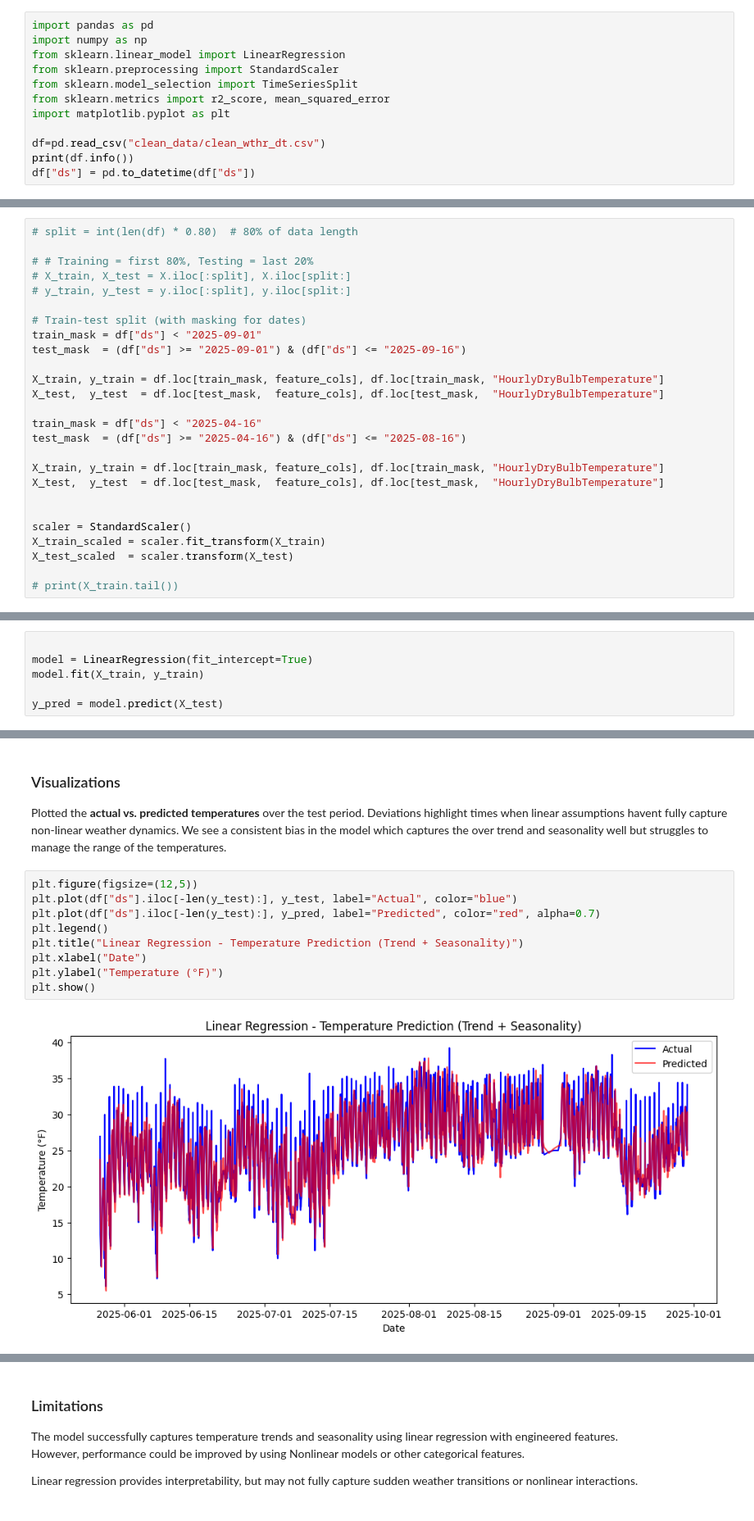
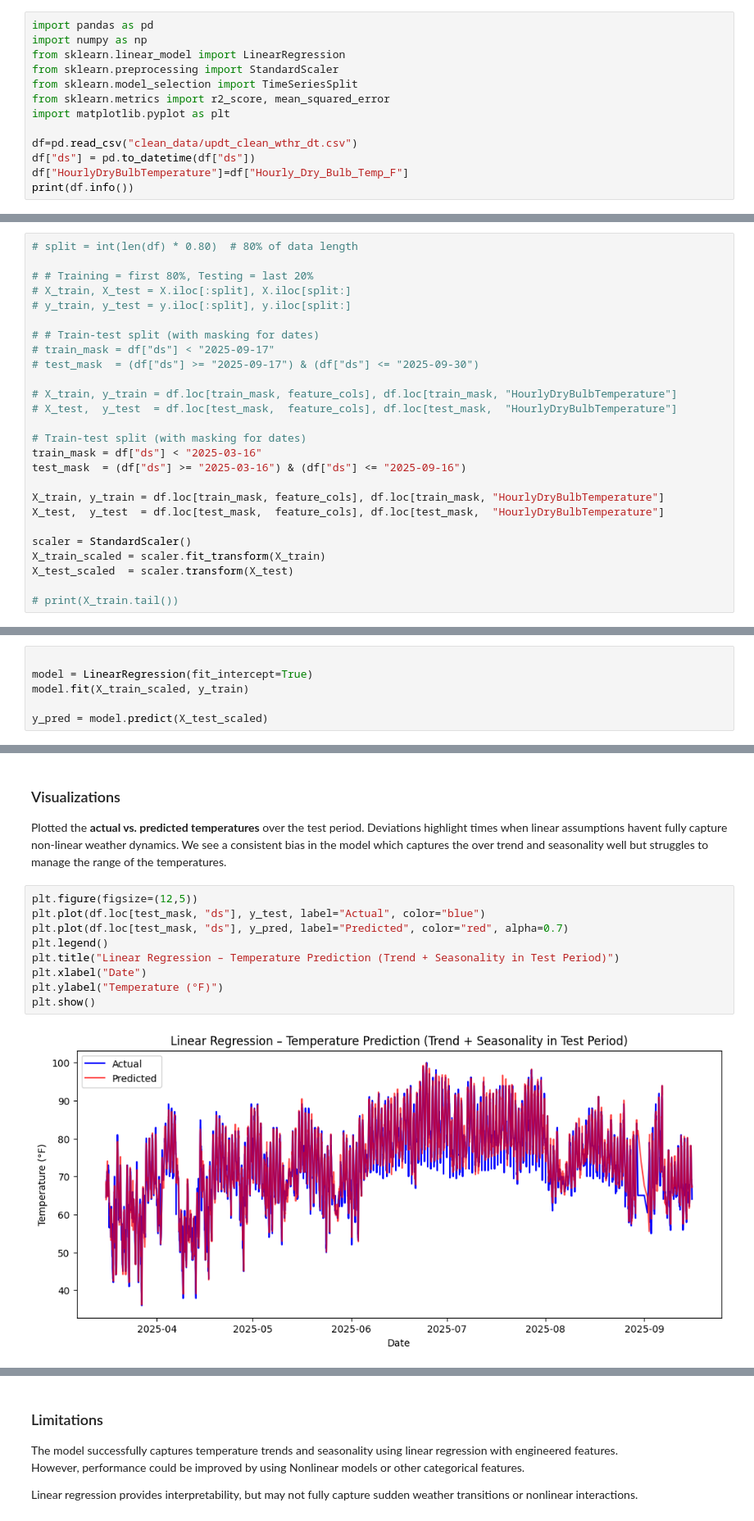
Before and after one commit to oarkse7486/ai-520-wthr-proj, a Jupyter notebook: Linear.ipynb, the cells around one changed output, grey strips where cells are left out. Shown: that part at 82% size. Drawn from its saved outputs; the diff is of its cells as text.

Commit message:
final changes to model

```diff
--- a/Linear.ipynb
+++ b/Linear.ipynb
@@ -26,9 +26,10 @@ from sklearn.model_selection import TimeSeriesSplit
 from sklearn.metrics import r2_score, mean_squared_error
 import matplotlib.pyplot as plt
 
-df=pd.read_csv("clean_data/clean_wthr_dt.csv")
+df=pd.read_csv("clean_data/updt_clean_wthr_dt.csv")
+df["ds"] = pd.to_datetime(df["ds"])
+df["HourlyDryBulbTemperature"]=df["Hourly_Dry_Bulb_Temp_F"]
 print(df.info())
-df["ds"] = pd.to_datetime(df["ds"])
 # %% [output]
 <class 'pandas.core.frame.DataFrame'>
 RangeIndex: 15173 entries, 0 to 15172
@@ -192,19 +193,19 @@ All features are then standardized using `StandardScaler` to improve model stabi
 # X_train, X_test = X.iloc[:split], X.iloc[split:]
 # y_train, y_test = y.iloc[:split], y.iloc[split:]
 
+# # Train-test split (with masking for dates)
+# train_mask = df["ds"] < "2025-09-17"
+# test_mask  = (df["ds"] >= "2025-09-17") & (df["ds"] <= "2025-09-30")
+
+# X_train, y_train = df.loc[train_mask, feature_cols], df.loc[train_mask, "HourlyDryBulbTemperature"]
+# X_test,  y_test  = df.loc[test_mask,  feature_cols], df.loc[test_mask,  "HourlyDryBulbTemperature"]
+
 # Train-test split (with masking for dates)
-train_mask = df["ds"] < "2025-09-01"
-test_mask  = (df["ds"] >= "2025-09-01") & (df["ds"] <= "2025-09-16")
+train_mask = df["ds"] < "2025-03-16"
+test_mask  = (df["ds"] >= "2025-03-16") & (df["ds"] <= "2025-09-16")
 
 X_train, y_train = df.loc[train_mask, feature_cols], df.loc[train_mask, "HourlyDryBulbTemperature"]
 X_test,  y_test  = df.loc[test_mask,  feature_cols], df.loc[test_mask,  "HourlyDryBulbTemperature"]
-
-train_mask = df["ds"] < "2025-04-16"
-test_mask  = (df["ds"] >= "2025-04-16") & (df["ds"] <= "2025-08-16")
-
-X_train, y_train = df.loc[train_mask, feature_cols], df.loc[train_mask, "HourlyDryBulbTemperature"]
-X_test,  y_test  = df.loc[test_mask,  feature_cols], df.loc[test_mask,  "HourlyDryBulbTemperature"]
-
 
 scaler = StandardScaler()
 X_train_scaled = scaler.fit_transform(X_train)
@@ -249,9 +250,9 @@ This is a baseline model.
 # %%
 
 model = LinearRegression(fit_intercept=True)
-model.fit(X_train, y_train)
+model.fit(X_train_scaled, y_train)
 
-y_pred = model.predict(X_test)
+y_pred = model.predict(X_test_scaled)
 # %% [markdown]
 ### Feature Importance:
 
@@ -299,15 +300,15 @@ Plotted the **actual vs. predicted temperatures** over the test period.
 Deviations highlight times when linear assumptions havent fully capture non-linear weather dynamics. We see a consistent bias in the model which captures the over trend and seasonality well but struggles to manage the range of the temperatures.
 # %%
 plt.figure(figsize=(12,5))
-plt.plot(df["ds"].iloc[-len(y_test):], y_test, label="Actual", color="blue")
-plt.plot(df["ds"].iloc[-len(y_test):], y_pred, label="Predicted", color="red", alpha=0.7)
+plt.plot(df.loc[test_mask, "ds"], y_test, label="Actual", color="blue")
+plt.plot(df.loc[test_mask, "ds"], y_pred, label="Predicted", color="red", alpha=0.7)
 plt.legend()
-plt.title("Linear Regression - Temperature Prediction (Trend + Seasonality)")
+plt.title("Linear Regression – Temperature Prediction (Trend + Seasonality in Test Period)")
 plt.xlabel("Date")
 plt.ylabel("Temperature (°F)")
 plt.show()
 # %% [output]
-[figure, old version]
+[figure, new version]
 # %% [markdown]
 ### Forecasted values
 
```
Also changed, not shown: parts of 8 cells of this notebook, 2 other files.
